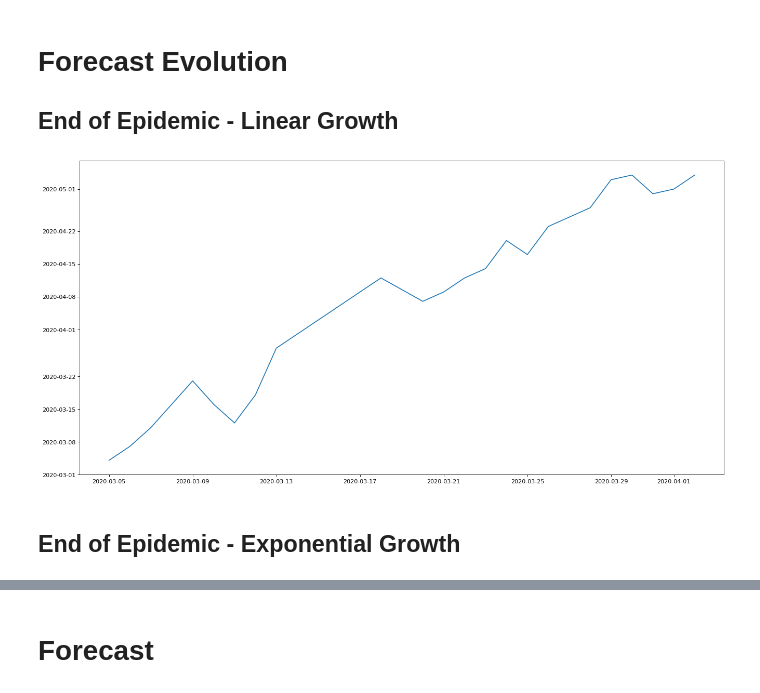
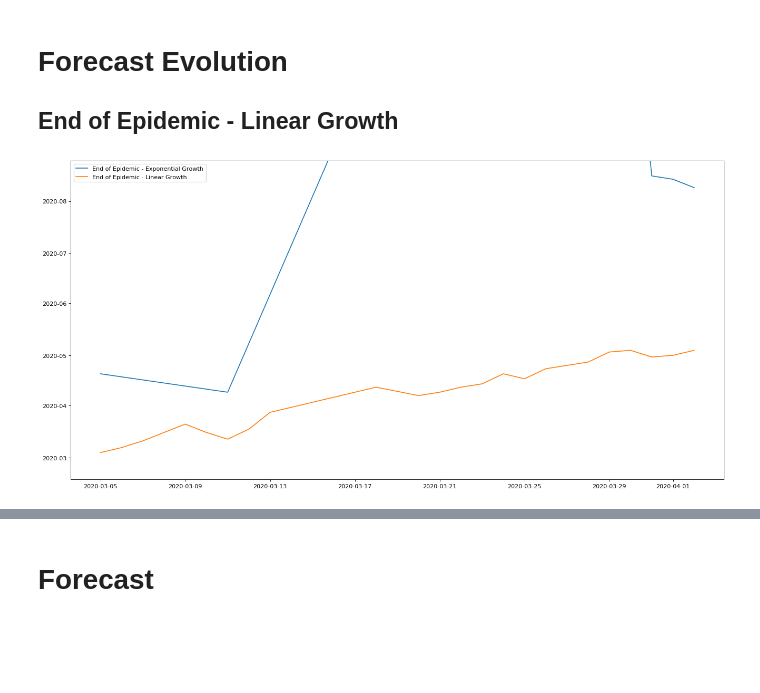
Before and after one commit to lcmonteiro/space-models, a Jupyter notebook: covid_19.ipynb, the cells around one changed output, grey strips where cells are left out. Cells and saved outputs as stored; diff of their text form; code cells hidden in the pictures; blank space fills up the shorter version.

Commit message:
update: forecast evolution

```diff
--- a/covid_19.ipynb
+++ b/covid_19.ipynb
@@ -120,22 +120,31 @@ plt.show()
 # %%
 from IPython.display import Markdown, display
 
 # figure
 plt.figure('end of epidemic', figsize=(20, 10), dpi=80, facecolor='w', edgecolor='k')
 
-# end of epidemic evolution
-#plt.plot(
-#    list(map(lambda x: start_date + dt.timedelta(days=x), exp_x)),
-#    list(map(lambda y: start_date + dt.timedelta(days=y), exp_e )) , label="End of Epidemic Evolution")
+#end of epidemic evolution
+plt.plot(
+    list(map(lambda x: start_date + dt.timedelta(days=x), exp_x)),
+    list(map(lambda y: start_date + dt.timedelta(days=y), exp_e )) , label="End of Epidemic - Exponential Growth")
 
 # end of epidemic evolution
 plt.plot(
     list(map(lambda x: start_date + dt.timedelta(days=x), lin_x)),
-    list(map(lambda y: start_date + dt.timedelta(days=y), lin_e )) , label="End of Epidemic Evolution")
+    list(map(lambda y: start_date + dt.timedelta(days=y), lin_e )) , label="End of Epidemic - Linear Growth")
+
+
+# Limits
+top    = max(exp_e[-1], lin_e[-1])
+botton = min(exp_e[ 0], lin_e[ 0])
+plt.ylim(
+    start_date + dt.timedelta(days=botton - top * 0.1),
+    start_date + dt.timedelta(days=top    + top * 0.1))
+
+# legend
+plt.legend(loc='upper left')
 
 # show
 plt.show()
 # %% [output]
-[figure, old version]
+[figure, new version]
-# %% [markdown]
-## End of Epidemic - Exponential Growth
```
Also changed, not shown: parts of 1 cell of this notebook.
